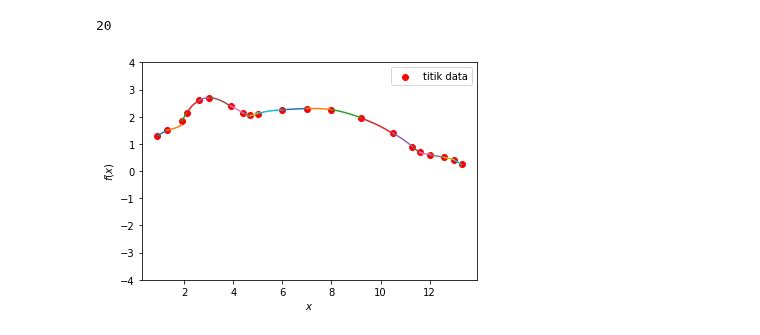
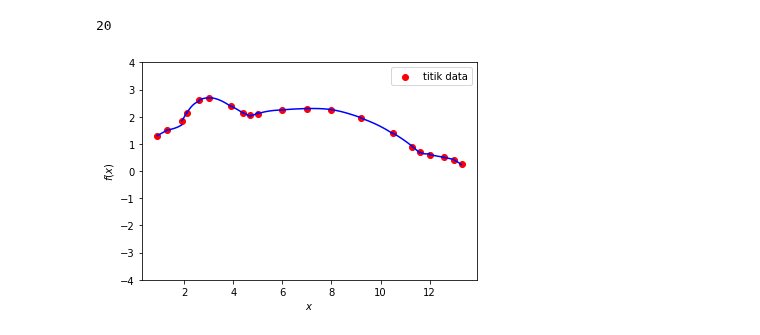
Before and after one commit to liebenlito/Metode-Numerik, a Jupyter notebook: interpolasi_(spline).ipynb, the cells around one changed output. Drawn from its saved outputs; the diff is of its cells as text; code cells hidden in the pictures.

```diff
--- a/interpolasi_(spline).ipynb
+++ b/interpolasi_(spline).ipynb
@@ -279,12 +271,12 @@ len(S)
 # %%
 interval = [np.linspace(data[i,0], data[i+1, 0], 100) for i in range(n-1)]
 plt.scatter(data[:,0], data[:,1], c='red', label='titik data')
 for i in range(0, n-1):
-  plt.plot(interval[i], S[i](interval[i]))
+  plt.plot(interval[i], S[i](interval[i]), 'b')
 
 plt.xlabel('$x$')
 plt.ylabel('$f(x)$')
 plt.ylim([-4, 4]);
 plt.legend();
 # %% [output]
-[figure, old version]
+[figure, new version]
```
Also changed, not shown: parts of 5 cells of this notebook.
